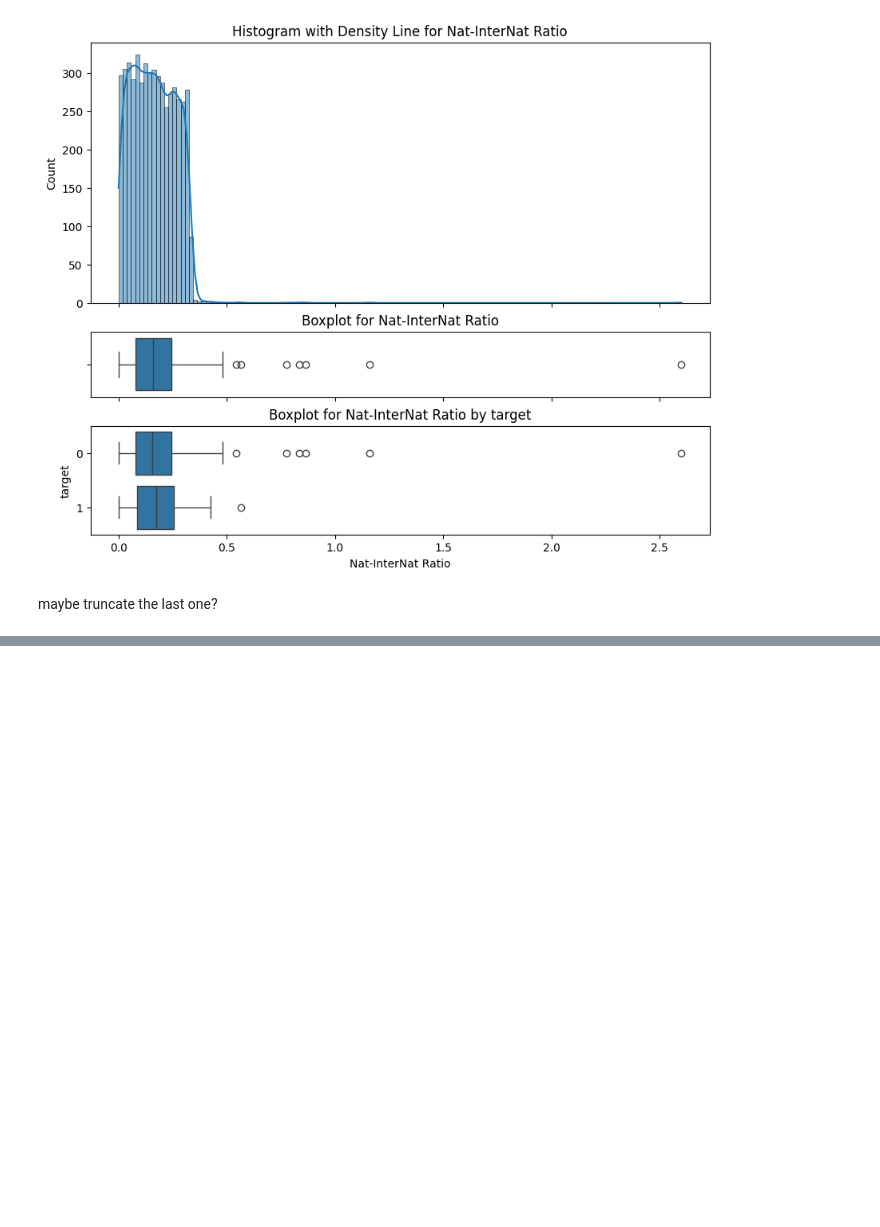
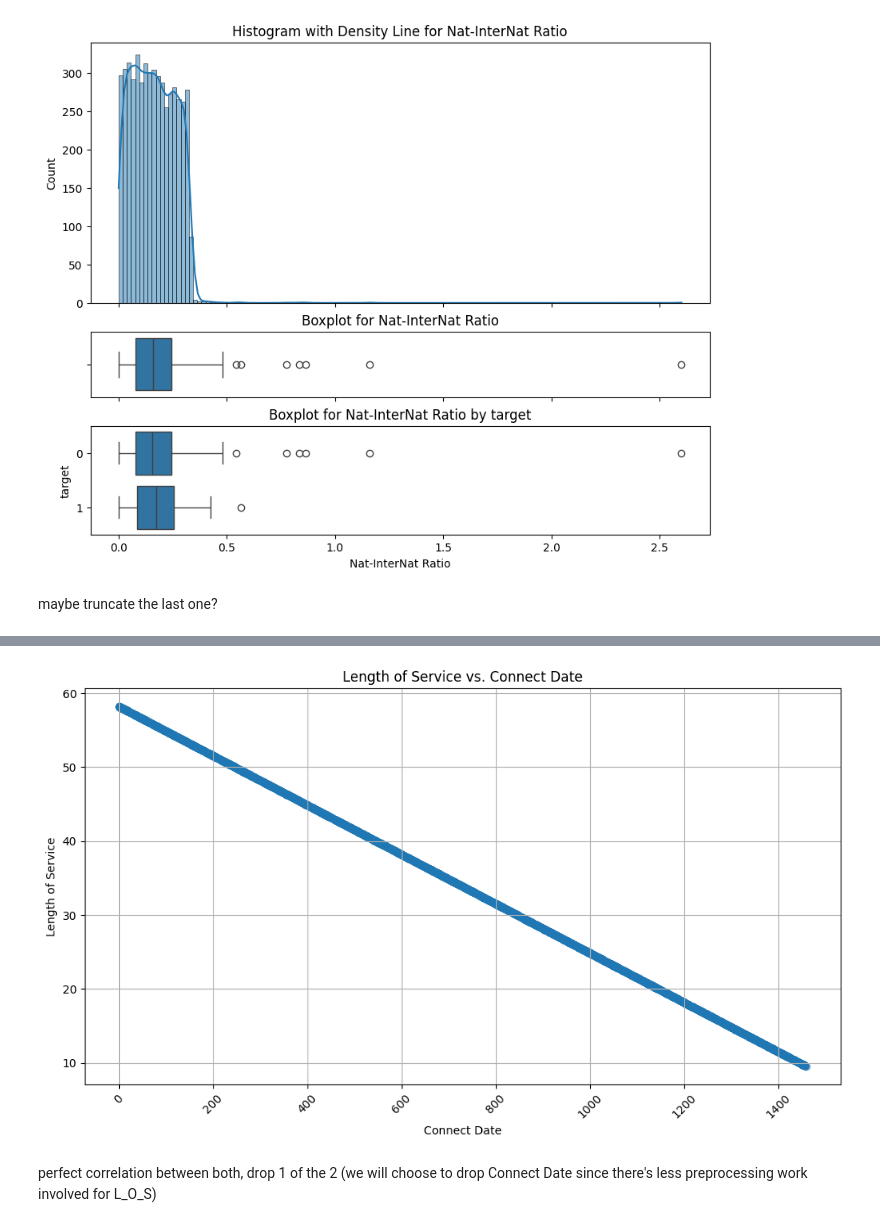
Before and after one commit to Yiannis7918/Advanced_Analytics_2024, a Jupyter notebook: Assignment_1/Scripts_Lennert/EDA.ipynb, the cells around one changed output, grey strips where cells are left out. Drawn from its saved outputs; the diff is of its cells as text; code cells hidden in the pictures; blank space fills up the shorter version.

```diff
--- a/Assignment_1/Scripts_Lennert/EDA.ipynb
+++ b/Assignment_1/Scripts_Lennert/EDA.ipynb
@@ -556,0 +609,16 @@ maybe truncate the last one?
+# %%
+# Assuming "L_O_S" represents Length of Service and "Connect_Date" represents dates
+# Plot a scatter plot
+plt.figure(figsize=(10, 6))
+plt.scatter(data['Connect_Date'], data['L_O_S'], alpha=0.5)
+plt.title('Length of Service vs. Connect Date')
+plt.xlabel('Connect Date')
+plt.ylabel('Length of Service')
+plt.xticks(rotation=45)  # Rotate x-axis labels for better readability
+plt.grid(True)
+plt.tight_layout()
+plt.show()
+# %% [output]
+[figure, added]
+# %% [markdown]
+perfect correlation between both, drop 1 of the 2 (we will choose to drop Connect Date since there's less preprocessing work involved for L_O_S)
```
Also changed, not shown: parts of 15 cells of this notebook, 10 other files.
